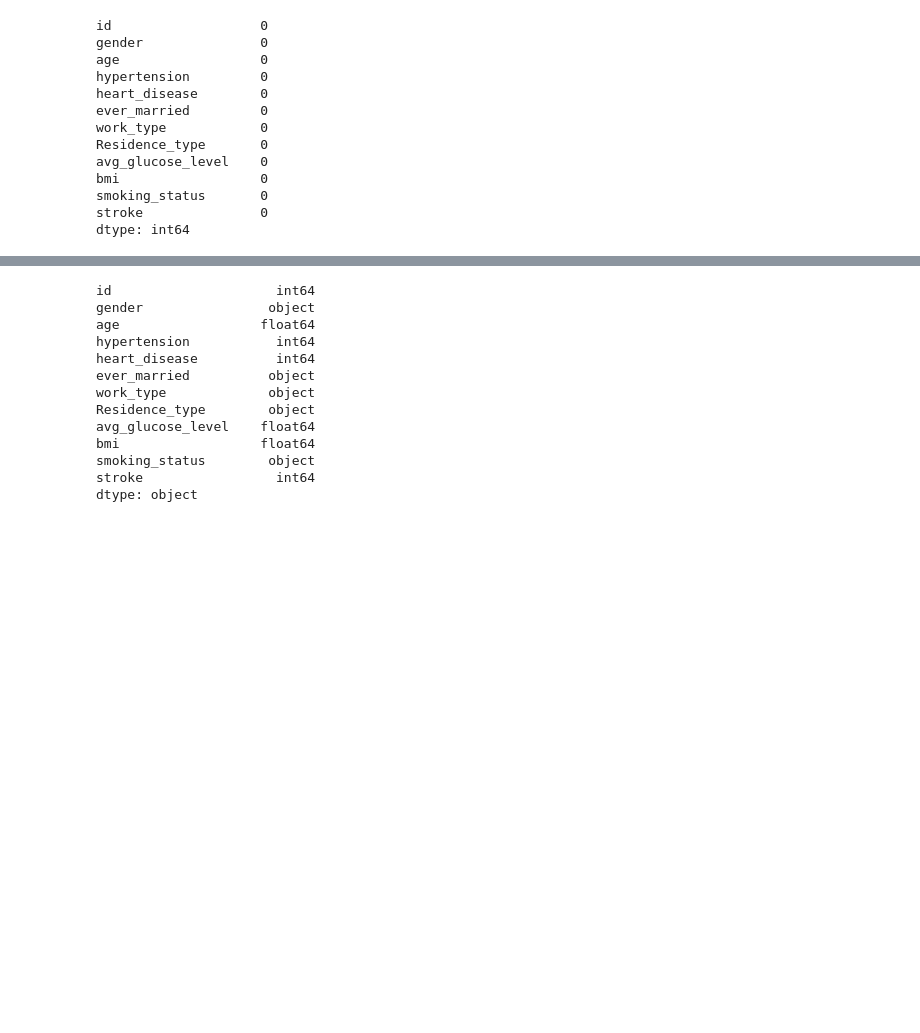
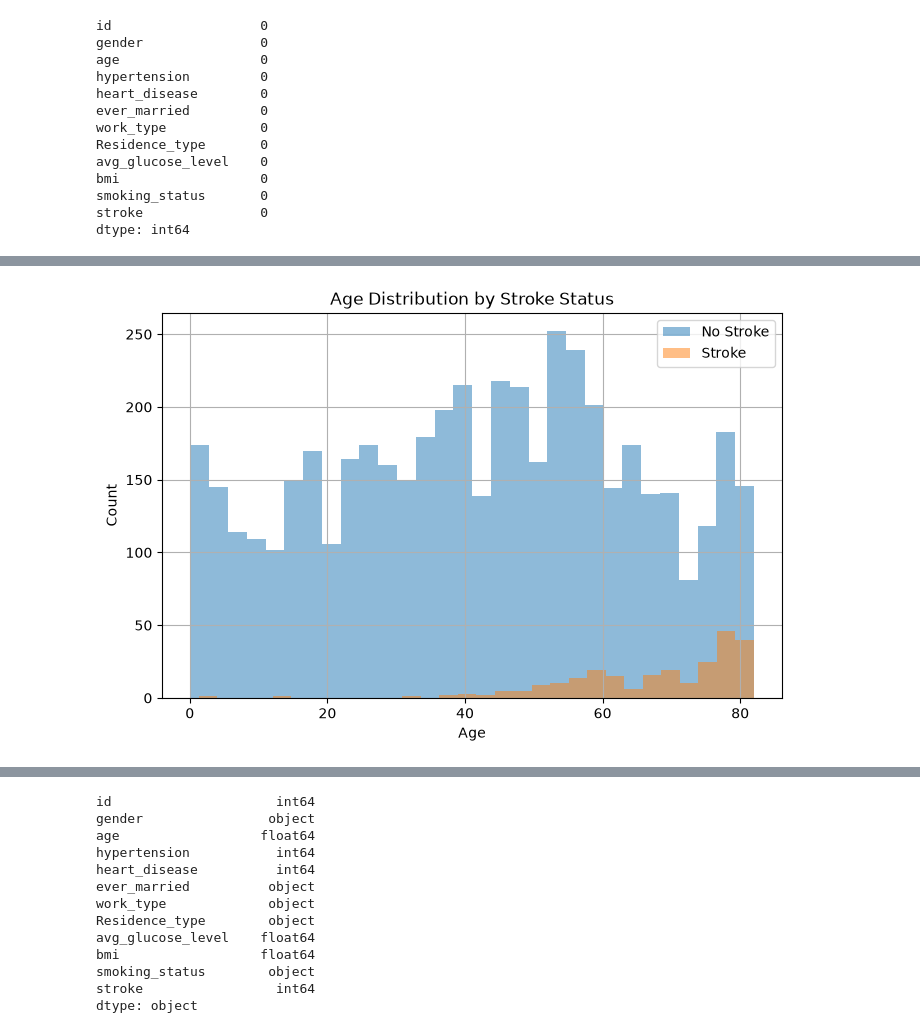
Before and after one commit to gopikashiju/stroke-risk-prediction, a Jupyter notebook: class3.3.ipynb, the cells around one changed output, grey strips where cells are left out. Cells and saved outputs as stored; diff of their text form; code cells hidden in the pictures; blank space fills up the shorter version.

```diff
--- a/class3.3.ipynb
+++ b/class3.3.ipynb
@@ -104,0 +116,13 @@ np.int64(0)
+# %%
+import matplotlib.pyplot as plt
+
+plt.figure(figsize=(8,5))
+df[df['stroke']==0]['age'].hist(alpha=0.5, label='No Stroke', bins=30)
+df[df['stroke']==1]['age'].hist(alpha=0.5, label='Stroke', bins=30)
+plt.xlabel('Age')
+plt.ylabel('Count')
+plt.title('Age Distribution by Stroke Status')
+plt.legend()
+plt.show()
+# %% [output]
+[figure, added]
```
Also changed, not shown: parts of 13 cells of this notebook.
